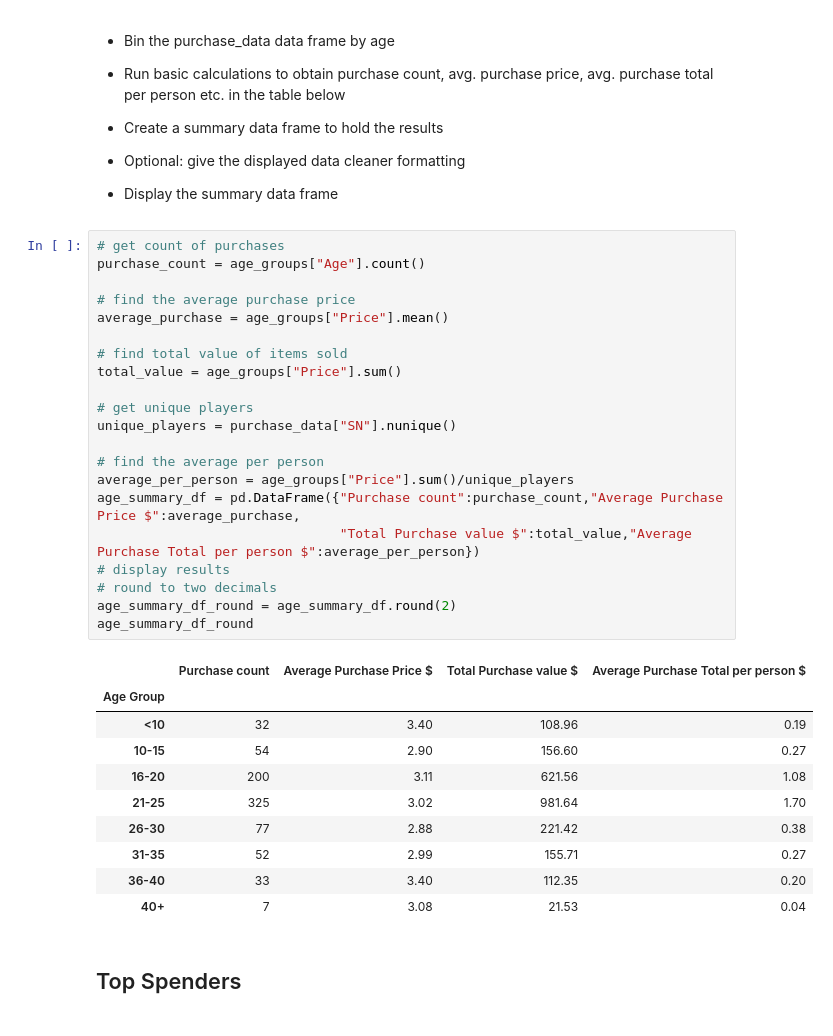
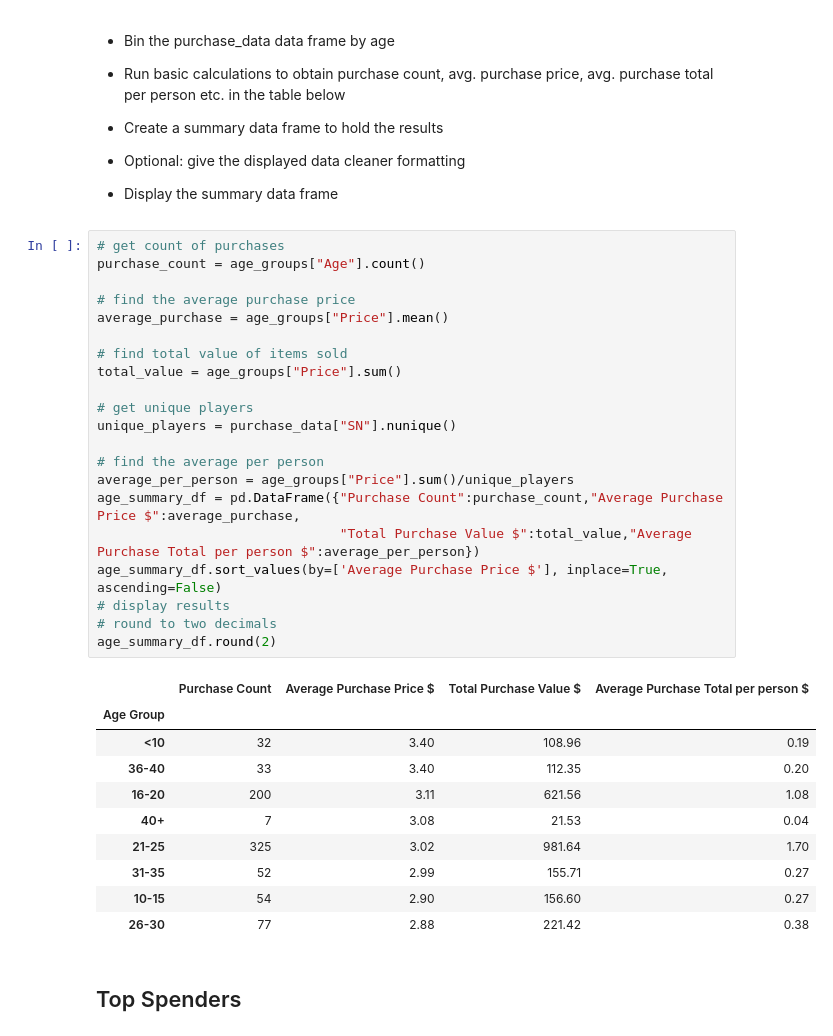
Before and after one commit to BTroolin/pandas-challenge, a Jupyter notebook: HeroesOfPymoli_starter.ipynb, the cells around one changed output. Cells and saved outputs as stored; diff of their text form.

Commit message:
cleaned code for rounding results

```diff
--- a/HeroesOfPymoli_starter.ipynb
+++ b/HeroesOfPymoli_starter.ipynb
@@ -198,35 +191,35 @@ age_groupings_round
 # %%
 # get count of purchases
 purchase_count = age_groups["Age"].count()
 
 # find the average purchase price
 average_purchase = age_groups["Price"].mean()
 
 # find total value of items sold
 total_value = age_groups["Price"].sum()
 
 # get unique players
 unique_players = purchase_data["SN"].nunique()
 
 # find the average per person
 average_per_person = age_groups["Price"].sum()/unique_players
-age_summary_df = pd.DataFrame({"Purchase count":purchase_count,"Average Purchase Price $":average_purchase,
-                               "Total Purchase value $":total_value,"Average Purchase Total per person $":average_per_person})
+age_summary_df = pd.DataFrame({"Purchase Count":purchase_count,"Average Purchase Price $":average_purchase,
+                               "Total Purchase Value $":total_value,"Average Purchase Total per person $":average_per_person})
+age_summary_df.sort_values(by=['Average Purchase Price $'], inplace=True, ascending=False)
 # display results
 # round to two decimals
-age_summary_df_round = age_summary_df.round(2)
-age_summary_df_round
+age_summary_df.round(2)
 # %% [output]
-|  | Purchase count | Average Purchase Price $ | Total Purchase value $ | Average Purchase Total per person $ |
+|  | Purchase Count | Average Purchase Price $ | Total Purchase Value $ | Average Purchase Total per person $ |
 | Age Group |  |  |  |  |
 | <10 | 32 | 3.40 | 108.96 | 0.19 |
+| 36-40 | 33 | 3.40 | 112.35 | 0.20 |
+| 16-20 | 200 | 3.11 | 621.56 | 1.08 |
+| 40+ | 7 | 3.08 | 21.53 | 0.04 |
+| 21-25 | 325 | 3.02 | 981.64 | 1.70 |
+| 31-35 | 52 | 2.99 | 155.71 | 0.27 |
 | 10-15 | 54 | 2.90 | 156.60 | 0.27 |
-| 16-20 | 200 | 3.11 | 621.56 | 1.08 |
-| 21-25 | 325 | 3.02 | 981.64 | 1.70 |
 | 26-30 | 77 | 2.88 | 221.42 | 0.38 |
-| 31-35 | 52 | 2.99 | 155.71 | 0.27 |
-| 36-40 | 33 | 3.40 | 112.35 | 0.20 |
-| 40+ | 7 | 3.08 | 21.53 | 0.04 |
 # %% [markdown]
 ## Top Spenders
 # %% [markdown]
```
Also changed, not shown: parts of 6 cells of this notebook.
